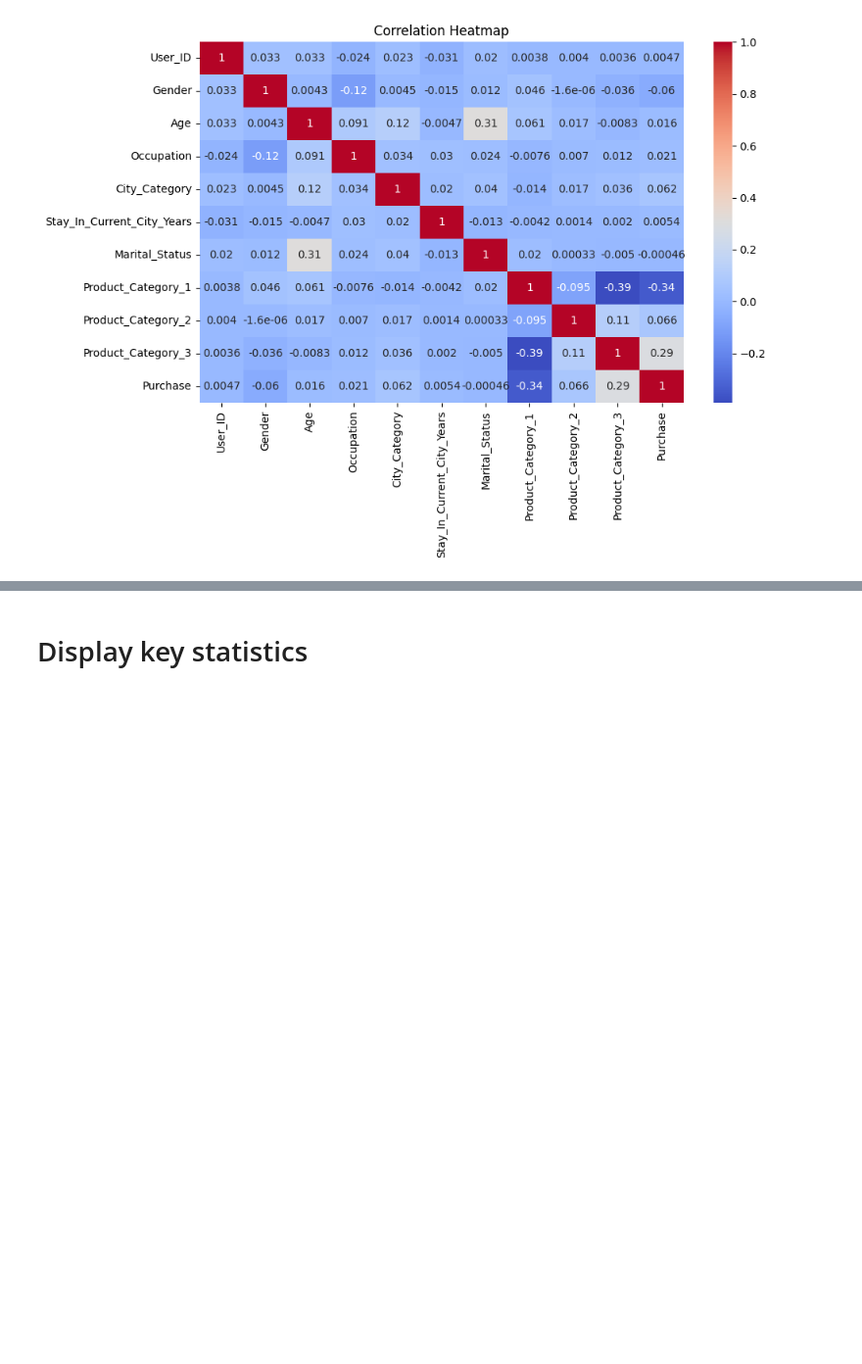
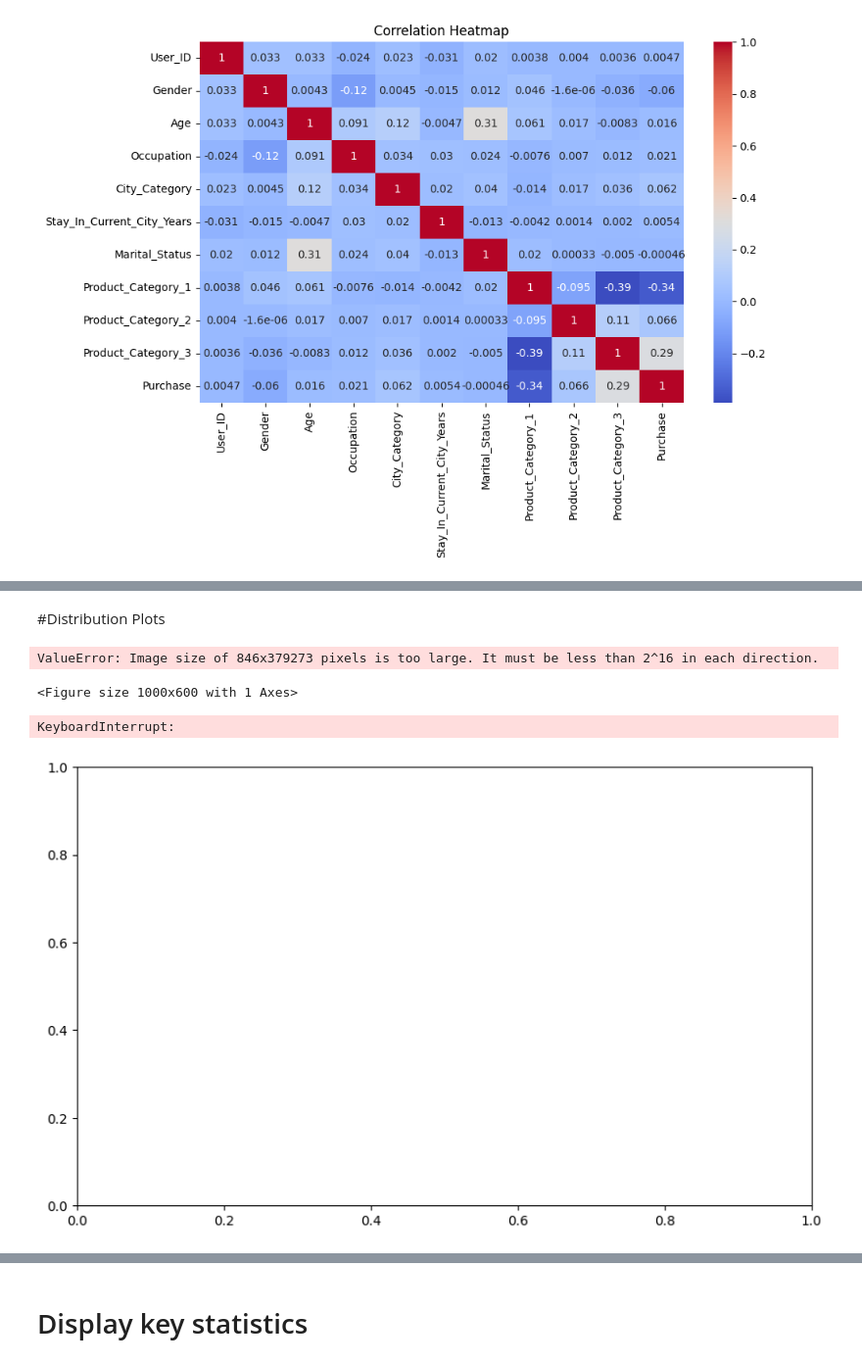
Before and after one commit to uygararas/ie423, a Jupyter notebook: task3.ipynb, the cells around one changed output, grey strips where cells are left out. Shown at 98% size. Cells and saved outputs as stored; diff of their text form; code cells hidden in the pictures; blank space fills up the shorter version.

```diff
--- a/task3.ipynb
+++ b/task3.ipynb
@@ -141,0 +162,17 @@ plt.show()
+# %% [markdown]
+#Distribution Plots
+# %%
+# Distribution Plots
+for col in cols_num:
+    if dfMlb[col].nunique() > 1:  # Ensure the column has more than one unique value
+        plt.figure(figsize=(10, 6))
+        sns.kdeplot(data=dfMlb, x=col, hue='Purchase', multiple="stack", warn_singular=False)
+        plt.title(f'Distribution of {col} by Purchase')
+        plt.xlabel(col)
+        plt.ylabel('Density')
+        plt.show()
+# %% [output]
+ValueError: Image size of 846x379273 pixels is too large. It must be less than 2^16 in each direction.
+<Figure size 1000x600 with 1 Axes>
+KeyboardInterrupt:
+[figure, added]
```
Also changed, not shown: parts of 27 cells of this notebook.
